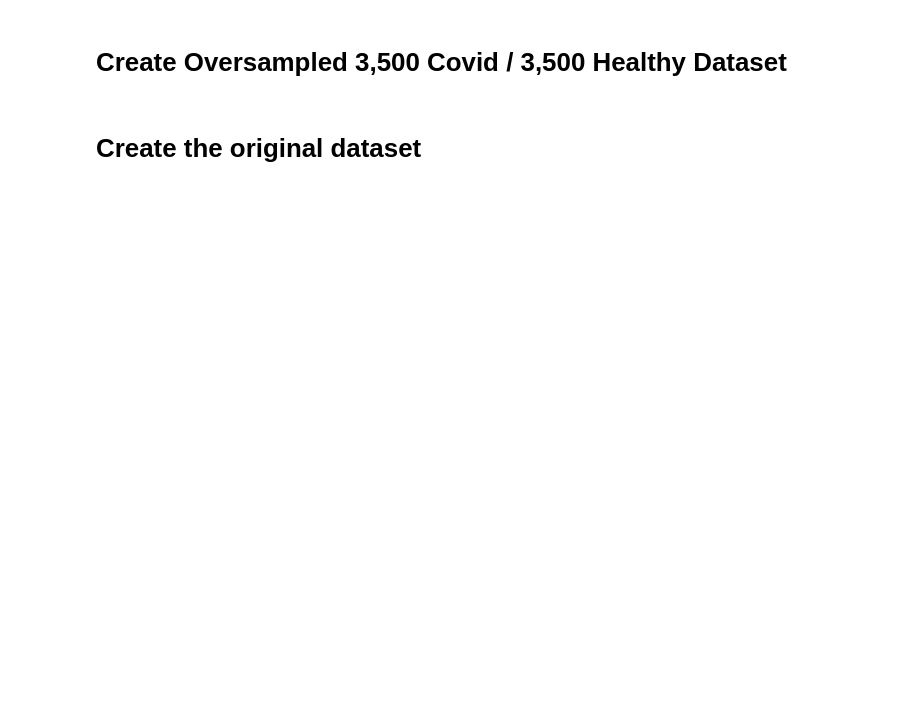
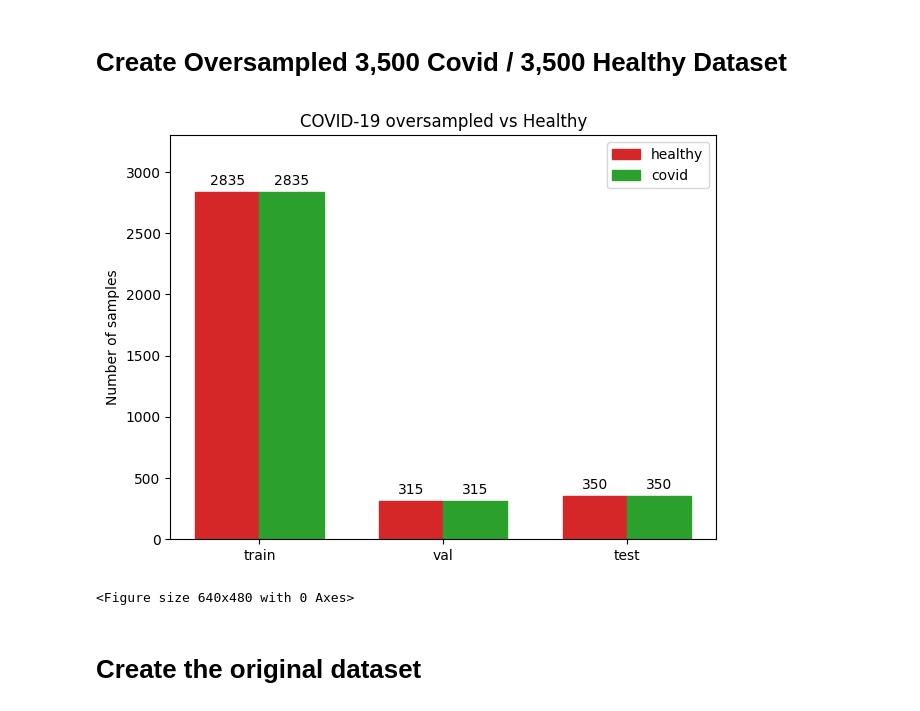
Before and after one commit to cgu2022/cs-230-fall-2022-final-project, a Jupyter notebook: notebooks/Data_splitting.ipynb, the cells around one changed output. Saved outputs shown, nothing was run; the diff lists cells and outputs as text; code cells hidden in the pictures; blank space fills up the shorter version.

```diff
--- a/notebooks/Data_splitting.ipynb
+++ b/notebooks/Data_splitting.ipynb
@@ -204,3 +327,80 @@ print('covid: ', covid)
+# %%
+#build a bar plot of the number of healthy and covid samples in each set
+AUDIO_DIR = "../valid_data/"
+
+healthy_train = 0
+covid_train = 0
+healthy_val = 0
+covid_val = 0
+healthy_test = 0
+covid_test = 0
+
+train_b = pd.read_parquet(os.path.join(AUDIO_DIR, "train_balanced_3500.parquet.gzip"))
+val_b = pd.read_parquet(os.path.join(AUDIO_DIR, "val_balanced_3500.parquet.gzip"))
+test_b = pd.read_parquet(os.path.join(AUDIO_DIR, "test_balanced_3500.parquet.gzip"))
+
+for index, row in train_b.iterrows():
+    if row['status'] == 'healthy':
+        healthy_train += 1
+    else:
+        covid_train += 1
+for index, row in val_b.iterrows():
+    if row['status'] == 'healthy':
+        healthy_val += 1
+    else:
+        covid_val += 1
+for index, row in test_b.iterrows():
+    if row['status'] == 'healthy':
+        healthy_test += 1
+    else:
+        covid_test += 1
+
+#use this to plot the bar graph
+healthy = [healthy_train, healthy_val, healthy_test]
+covid = [covid_train, covid_val, covid_test]
+labels = ['train', 'val', 'test']
+x = np.arange(len(labels))  # the label locations
+width = 0.35  # the width of the bars
+#plot the bar graph
+fig, ax = plt.subplots()
+rects1 = ax.bar(x - width/2, healthy, width, label='healthy')
+rects2 = ax.bar(x + width/2, covid, width, label='covid')
+# Add some text for labels, title and custom x-axis tick labels, etc.
+ax.set_ylabel('Number of samples')
+ax.set_title('COVID-19 oversampled vs Healthy')
+# add labels on top of the bars
+for rect in rects1:
+    height = rect.get_height()
+    ax.annotate('{}'.format(height),
+                xy=(rect.get_x() + rect.get_width() / 2, height),
+                xytext=(0, 3),  # 3 points vertical offset
+                textcoords="offset points",
+                ha='center', va='bottom')
+for rect in rects2:
+    height = rect.get_height()
+    ax.annotate('{}'.format(height),
+                xy=(rect.get_x() + rect.get_width() / 2, height),
+                xytext=(0, 3),  # 3 points vertical offset
+                textcoords="offset points",
+                ha='center', va='bottom')
+# change the color of the bars
+rects1[0].set_color('tab:red')
+rects1[1].set_color('tab:red')
+rects1[2].set_color('tab:red')
+rects2[0].set_color('tab:green')
+rects2[1].set_color('tab:green')
+rects2[2].set_color('tab:green')
+# add a little buffer to the y axis
+ax.set_ylim(top=3300)
+ax.set_xticks(x)
+ax.set_xticklabels(labels)
+ax.legend()
+fig.tight_layout()
+plt.show()
+plt.savefig('balanced_3500.png')
+# %% [output]
+[figure, added]
+<Figure size 640x480 with 0 Axes>
 # %% [markdown]
 # Create the original dataset
 # %%
```
Also changed, not shown: parts of 9 cells of this notebook, 15 other files.
